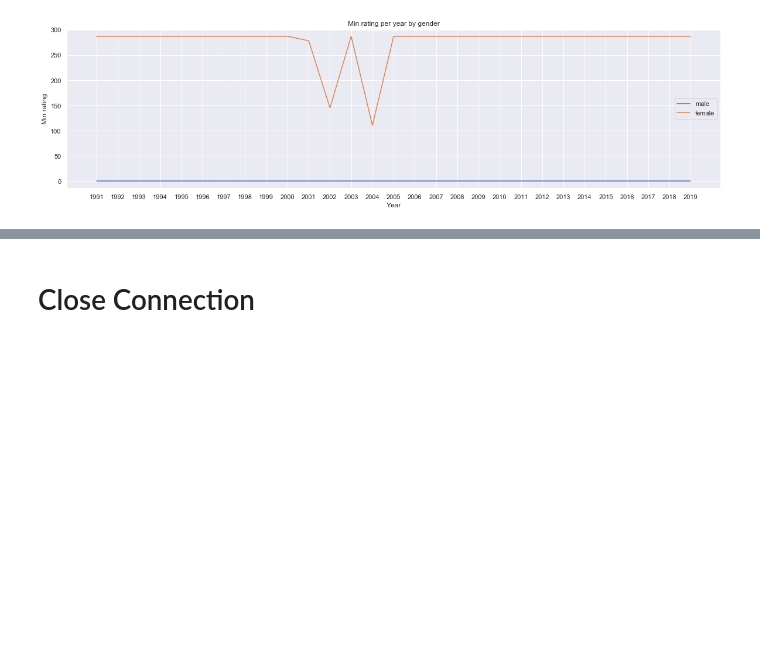
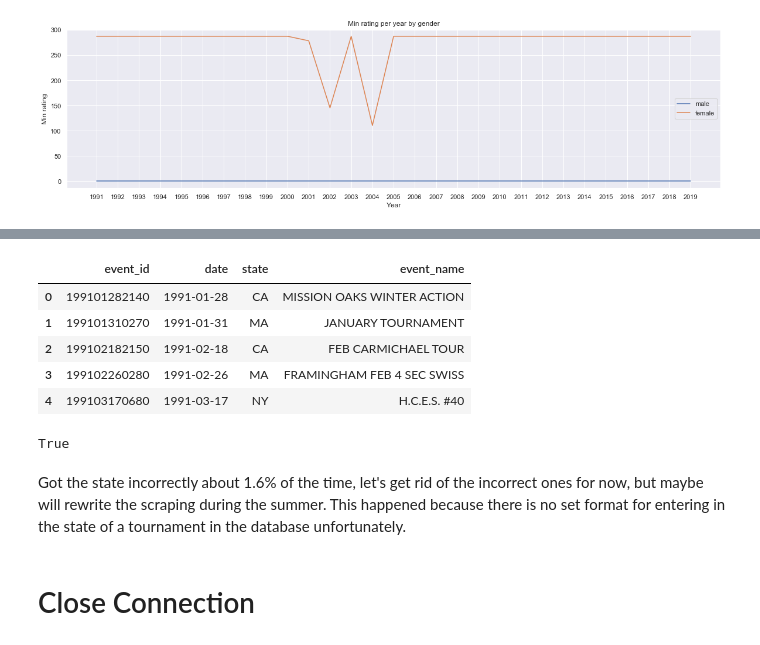
Before and after one commit to AstroBoy1/chess-ds, a Jupyter notebook: chess_exploration.ipynb, the cells around one changed output, grey strips where cells are left out. Saved outputs shown, nothing was run; the diff lists cells and outputs as text; code cells hidden in the pictures; blank space fills up the shorter version.

```diff
--- a/chess_exploration.ipynb
+++ b/chess_exploration.ipynb
@@ -505,0 +533,2 @@ Try Seaborn again with update version
+# %%
+events_df = pd.read_sql_query("SELECT * FROM events_dim;", conn)
@@ -505,0 +556,9 @@ Try Seaborn again with update version
+# %%
+events_df.head()
+# %% [output]
+|  | event_id | date | state | event_name |
+| 0 | 199101282140 | 1991-01-28 | CA | MISSION OAKS WINTER ACTION |
+| 1 | 199101310270 | 1991-01-31 | MA | JANUARY TOURNAMENT |
+| 2 | 199102182150 | 1991-02-18 | CA | FEB CARMICHAEL TOUR |
+| 3 | 199102260280 | 1991-02-26 | MA | FRAMINGHAM FEB 4 SEC SWISS |
+| 4 | 199103170680 | 1991-03-17 | NY | H.C.E.S. #40 |
@@ -505,0 +573,6 @@ Try Seaborn again with update version
+# %%
+len(events_df_cleaned) == len(states)
+# %% [output]
+True
+# %% [markdown]
+Got the state incorrectly about 1.6% of the time, let's get rid of the incorrect ones for now, but maybe will rewrite the scraping during the summer. This happened because there is no set format for entering in the state of a tournament in the database unfortunately.
```
Also changed, not shown: parts of 15 cells of this notebook, 2 other files.
